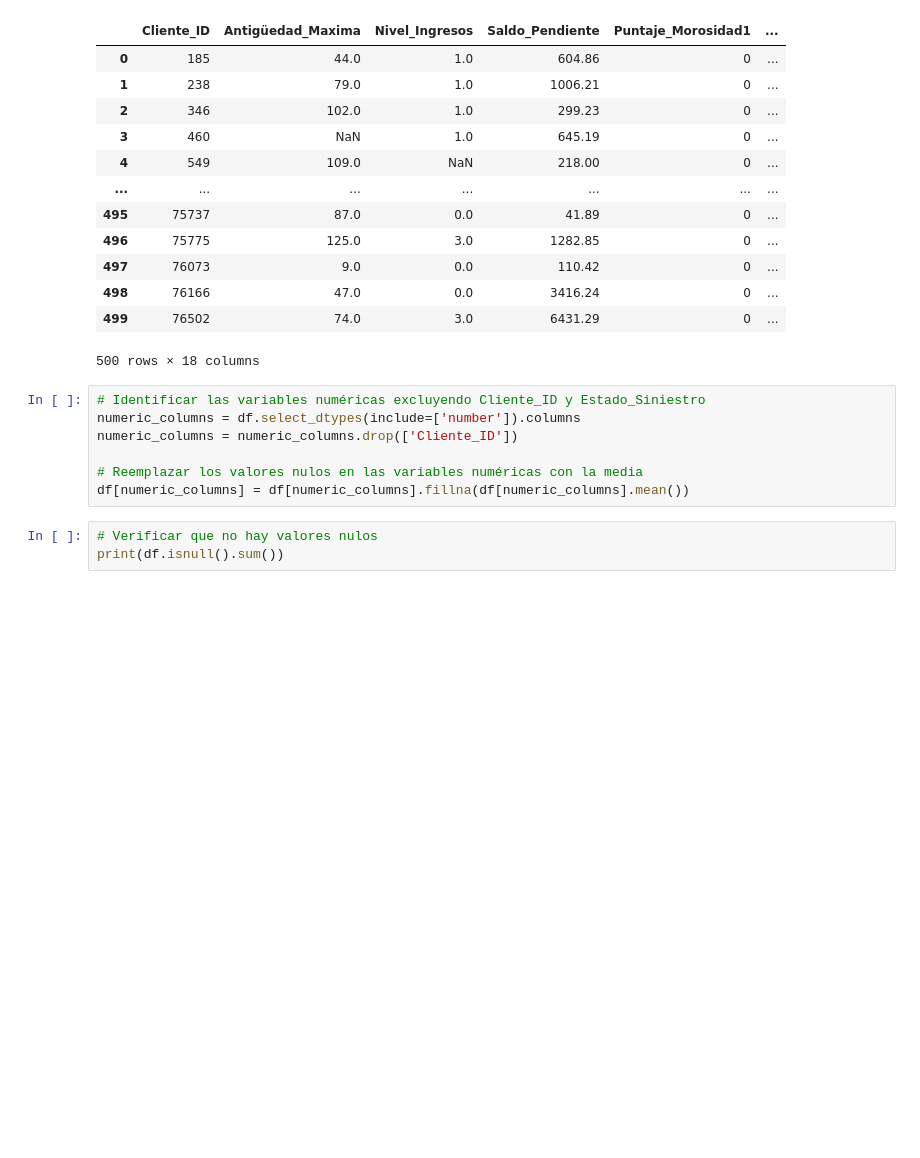
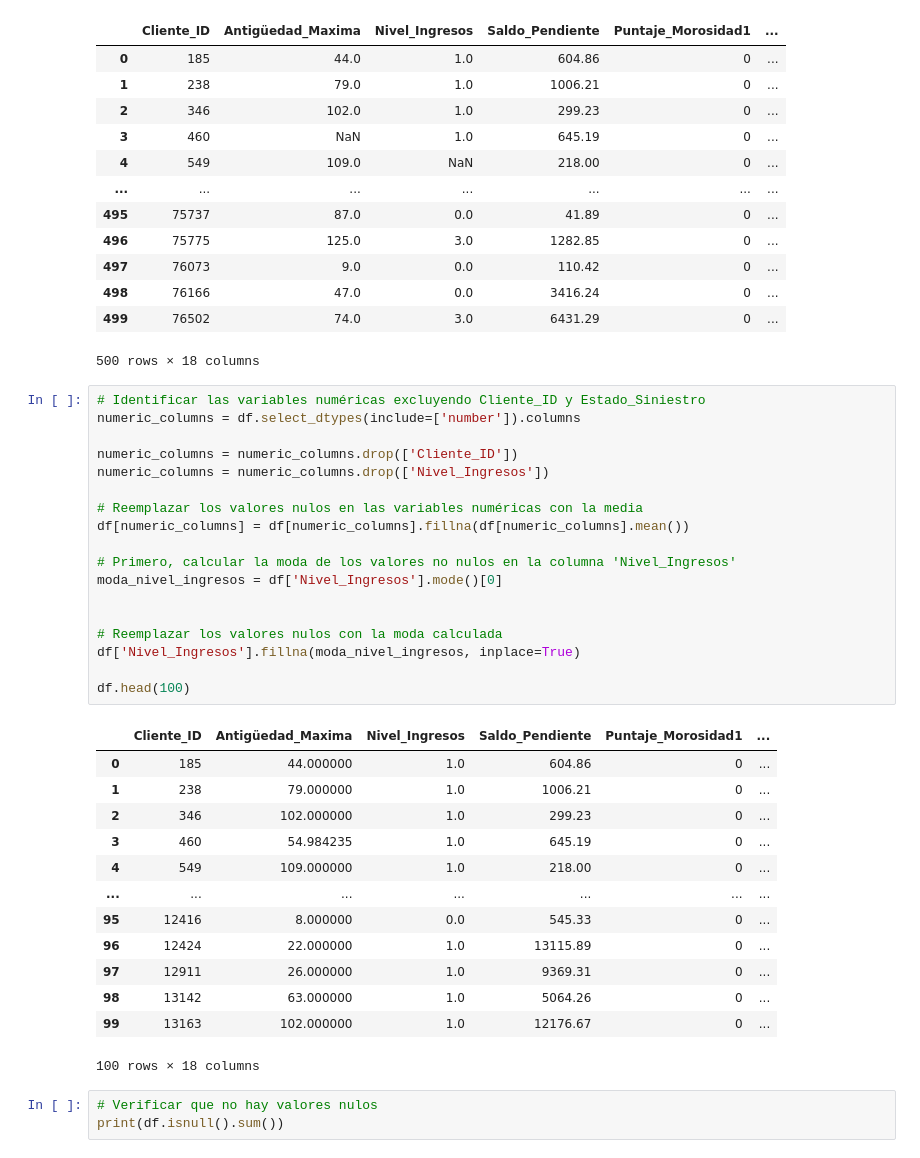
Before and after one commit to abel-salazar/CienciaDatosPython, a Jupyter notebook: Proyecto_N°_04_Ciencia_Datos_con_Python.ipynb, the cells around one changed output. Drawn from its saved outputs; the diff is of its cells as text; blank space fills up the shorter version.

```diff
--- a/Proyecto_N°_04_Ciencia_Datos_con_Python.ipynb
+++ b/Proyecto_N°_04_Ciencia_Datos_con_Python.ipynb
@@ -235,10 +235,35 @@ df.head(500)
 # %%
 # Identificar las variables numéricas excluyendo Cliente_ID y Estado_Siniestro
 numeric_columns = df.select_dtypes(include=['number']).columns
+
 numeric_columns = numeric_columns.drop(['Cliente_ID'])
+numeric_columns = numeric_columns.drop(['Nivel_Ingresos'])
 
 # Reemplazar los valores nulos en las variables numéricas con la media
 df[numeric_columns] = df[numeric_columns].fillna(df[numeric_columns].mean())
+
+# Primero, calcular la moda de los valores no nulos en la columna 'Nivel_Ingresos'
+moda_nivel_ingresos = df['Nivel_Ingresos'].mode()[0]
+
+
+# Reemplazar los valores nulos con la moda calculada
+df['Nivel_Ingresos'].fillna(moda_nivel_ingresos, inplace=True)
+
+df.head(100)
+# %% [output]
+|  | Cliente_ID | Antigüedad_Maxima | Nivel_Ingresos | Saldo_Pendiente | Puntaje_Morosidad1 | ... |
+| 0 | 185 | 44.000000 | 1.0 | 604.86 | 0 | ... |
+| 1 | 238 | 79.000000 | 1.0 | 1006.21 | 0 | ... |
+| 2 | 346 | 102.000000 | 1.0 | 299.23 | 0 | ... |
+| 3 | 460 | 54.984235 | 1.0 | 645.19 | 0 | ... |
+| 4 | 549 | 109.000000 | 1.0 | 218.00 | 0 | ... |
+| ... | ... | ... | ... | ... | ... | ... |
+| 95 | 12416 | 8.000000 | 0.0 | 545.33 | 0 | ... |
+| 96 | 12424 | 22.000000 | 1.0 | 13115.89 | 0 | ... |
+| 97 | 12911 | 26.000000 | 1.0 | 9369.31 | 0 | ... |
+| 98 | 13142 | 63.000000 | 1.0 | 5064.26 | 0 | ... |
+| 99 | 13163 | 102.000000 | 1.0 | 12176.67 | 0 | ... |
+100 rows × 18 columns
 # %%
 # Verificar que no hay valores nulos
 print(df.isnull().sum())
```
Also changed, not shown: parts of 22 cells of this notebook.
